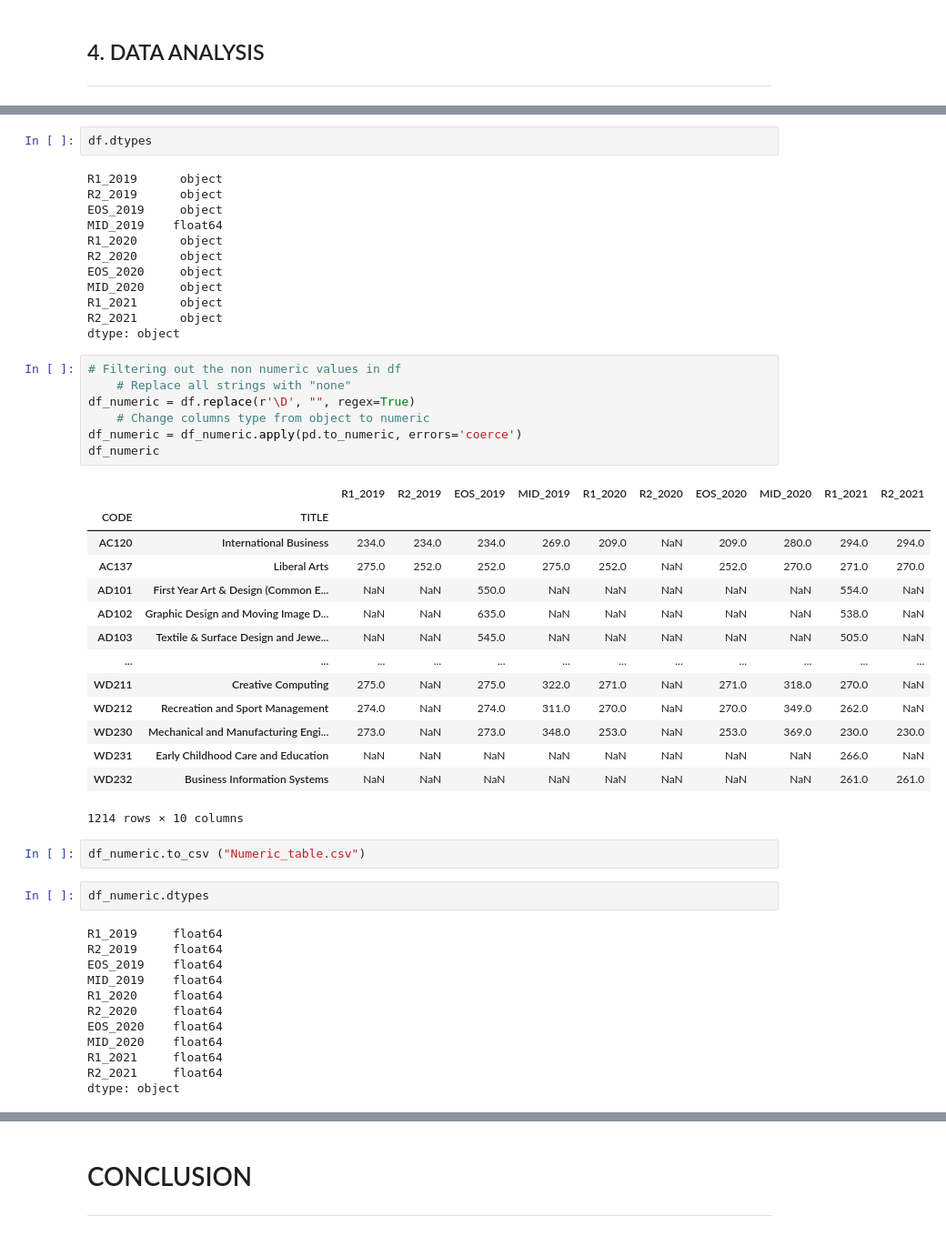
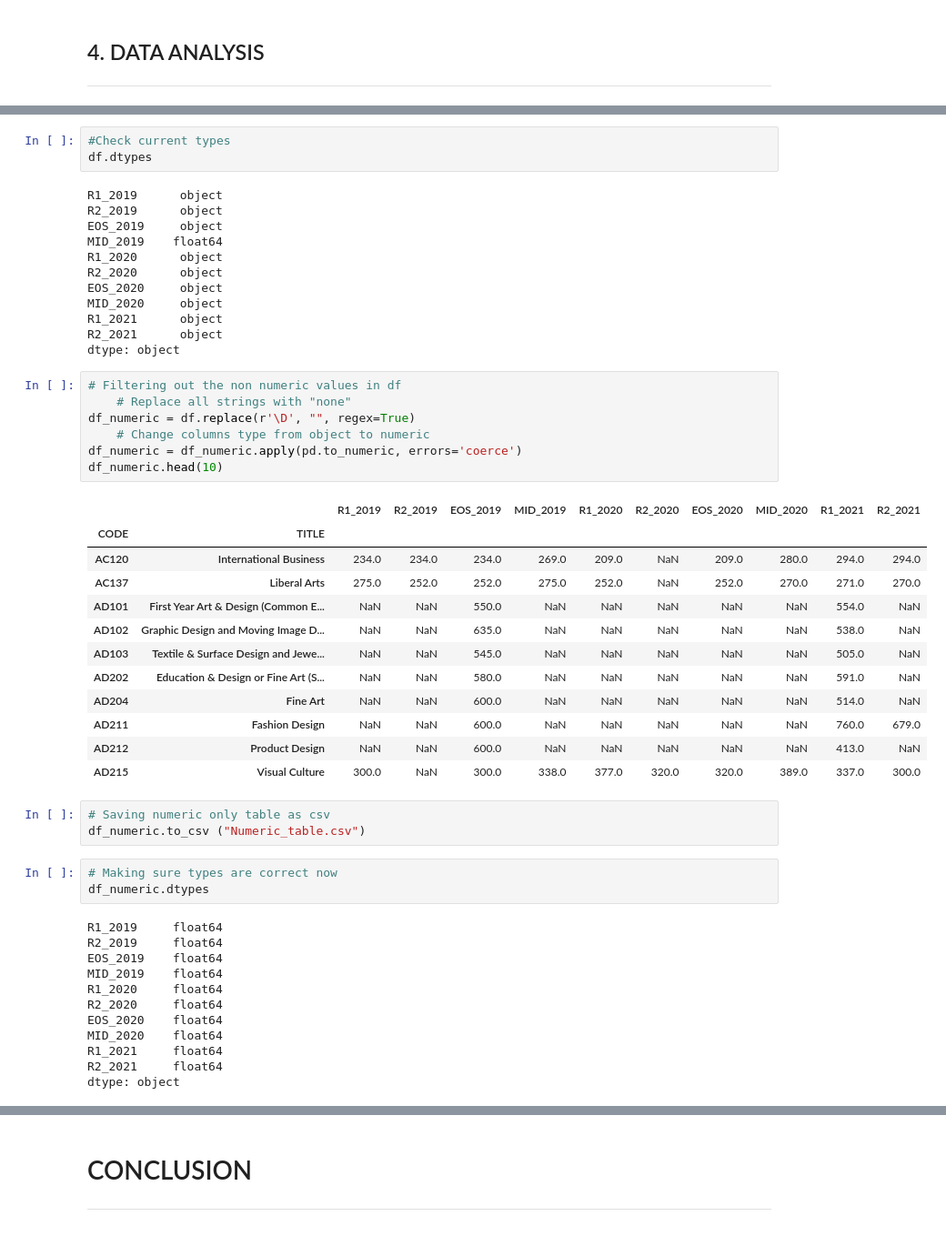
Before and after one commit to AnteDujic/Fundamentals-of-Data-Analysis, a Jupyter notebook: cao.ipynb, the cells around one changed output, grey strips where cells are left out. Shown at 91% size. Saved outputs shown, nothing was run; the diff lists cells and outputs as text.

```diff
--- a/cao.ipynb
+++ b/cao.ipynb
@@ -522,4 +540,5 @@ df
 # %%
+#Check current types
 df.dtypes
 # %% [output]
 R1_2019      object
@@ -536,28 +555,28 @@ dtype: object
 # %%
 # Filtering out the non numeric values in df
     # Replace all strings with "none"
 df_numeric = df.replace(r'\D', "", regex=True)
     # Change columns type from object to numeric
 df_numeric = df_numeric.apply(pd.to_numeric, errors='coerce')
-df_numeric
+df_numeric.head(10)
 # %% [output]
 |  |  | R1_2019 | R2_2019 | EOS_2019 | MID_2019 | R1_2020 | R2_2020 | EOS_2020 | MID_2020 | R1_2021 | R2_2021 |
 | CODE | TITLE |  |  |  |  |  |  |  |  |  |  |
 | AC120 | International Business | 234.0 | 234.0 | 234.0 | 269.0 | 209.0 | NaN | 209.0 | 280.0 | 294.0 | 294.0 |
 | AC137 | Liberal Arts | 275.0 | 252.0 | 252.0 | 275.0 | 252.0 | NaN | 252.0 | 270.0 | 271.0 | 270.0 |
 | AD101 | First Year Art & Design (Common E... | NaN | NaN | 550.0 | NaN | NaN | NaN | NaN | NaN | 554.0 | NaN |
 | AD102 | Graphic Design and Moving Image D... | NaN | NaN | 635.0 | NaN | NaN | NaN | NaN | NaN | 538.0 | NaN |
 | AD103 | Textile & Surface Design and Jewe... | NaN | NaN | 545.0 | NaN | NaN | NaN | NaN | NaN | 505.0 | NaN |
-| ... | ... | ... | ... | ... | ... | ... | ... | ... | ... | ... | ... |
-| WD211 | Creative Computing | 275.0 | NaN | 275.0 | 322.0 | 271.0 | NaN | 271.0 | 318.0 | 270.0 | NaN |
-| WD212 | Recreation and Sport Management | 274.0 | NaN | 274.0 | 311.0 | 270.0 | NaN | 270.0 | 349.0 | 262.0 | NaN |
-| WD230 | Mechanical and Manufacturing Engi... | 273.0 | NaN | 273.0 | 348.0 | 253.0 | NaN | 253.0 | 369.0 | 230.0 | 230.0 |
-| WD231 | Early Childhood Care and Education | NaN | NaN | NaN | NaN | NaN | NaN | NaN | NaN | 266.0 | NaN |
-| WD232 | Business Information Systems | NaN | NaN | NaN | NaN | NaN | NaN | NaN | NaN | 261.0 | 261.0 |
+| AD202 | Education & Design or Fine Art (S... | NaN | NaN | 580.0 | NaN | NaN | NaN | NaN | NaN | 591.0 | NaN |
+| AD204 | Fine Art | NaN | NaN | 600.0 | NaN | NaN | NaN | NaN | NaN | 514.0 | NaN |
+| AD211 | Fashion Design | NaN | NaN | 600.0 | NaN | NaN | NaN | NaN | NaN | 760.0 | 679.0 |
+| AD212 | Product Design | NaN | NaN | 600.0 | NaN | NaN | NaN | NaN | NaN | 413.0 | NaN |
+| AD215 | Visual Culture | 300.0 | NaN | 300.0 | 338.0 | 377.0 | 320.0 | 320.0 | 389.0 | 337.0 | 300.0 |
-1214 rows × 10 columns
 # %%
+# Saving numeric only table as csv
 df_numeric.to_csv ("Numeric_table.csv")
 # %%
+# Making sure types are correct now
 df_numeric.dtypes
 # %% [output]
 R1_2019     float64
```
Also changed, not shown: parts of 42 cells of this notebook, 41 other files.
